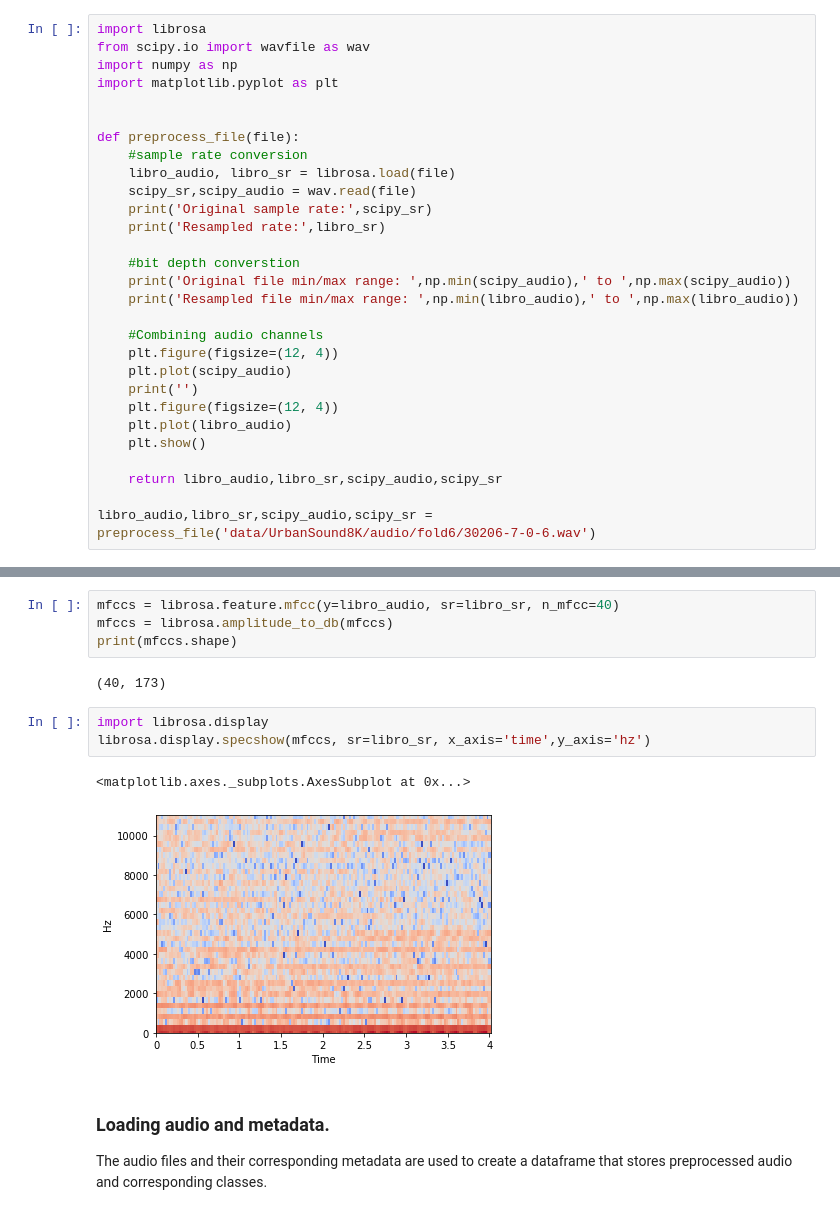
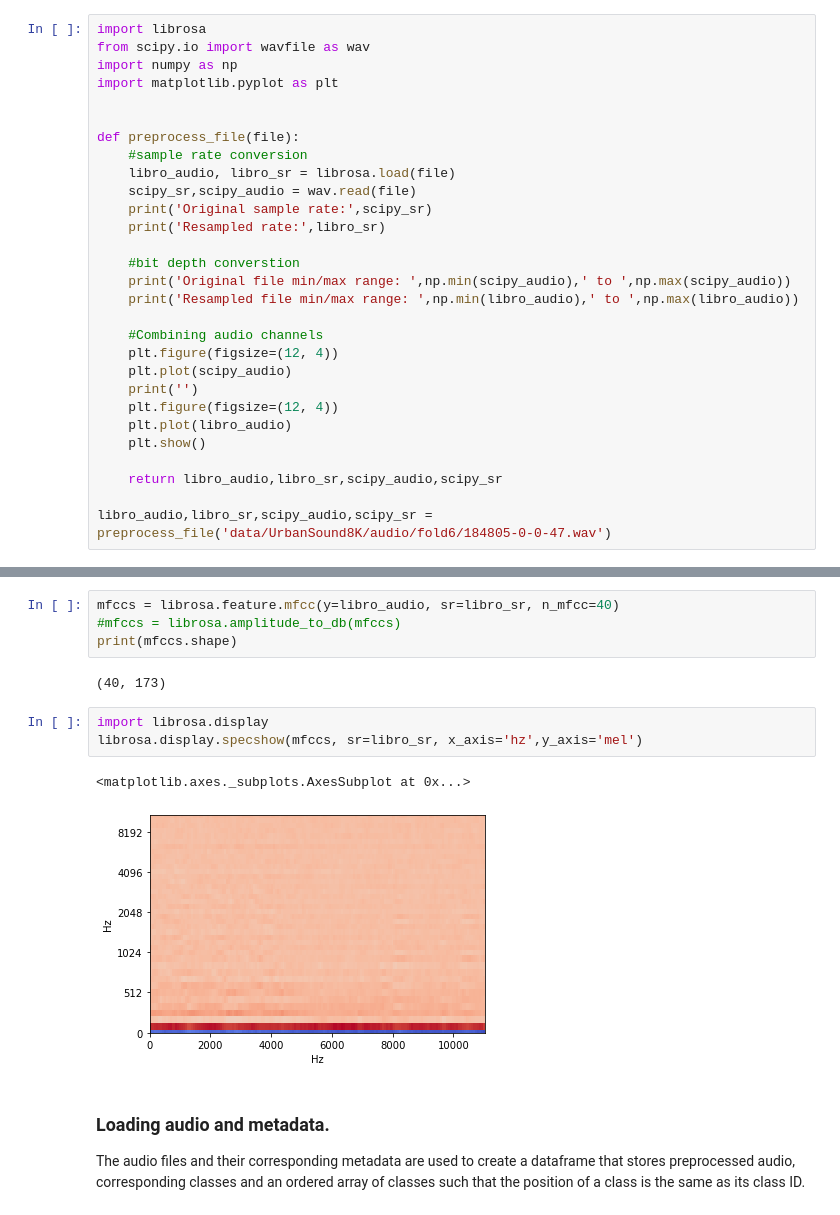
Before and after one commit to DeeparthGupta/udacity_mlnd_capstone, a Jupyter notebook: 2_Data Preprocessing.ipynb, the cells around one changed output, grey strips where cells are left out. Drawn from its saved outputs; the diff is of its cells as text.

```diff
--- a/2_Data Preprocessing.ipynb
+++ b/2_Data Preprocessing.ipynb
@@ -36,7 +36,7 @@ def preprocess_file(file):
 
     return libro_audio,libro_sr,scipy_audio,scipy_sr
 
-libro_audio,libro_sr,scipy_audio,scipy_sr = preprocess_file('data/UrbanSound8K/audio/fold6/30206-7-0-6.wav')
+libro_audio,libro_sr,scipy_audio,scipy_sr = preprocess_file('data/UrbanSound8K/audio/fold6/184805-0-0-47.wav')
 # %% [output]
 Original sample rate: 44100
 Resampled rate: 22050
@@ -55,18 +53,18 @@ This will be used in the data generation phase where we will input audio into a
 ### Extracting a MFCC
 # %%
 mfccs = librosa.feature.mfcc(y=libro_audio, sr=libro_sr, n_mfcc=40)
-mfccs = librosa.amplitude_to_db(mfccs)
+#mfccs = librosa.amplitude_to_db(mfccs)
 print(mfccs.shape)
 # %% [output]
 (40, 173)
 # %%
 import librosa.display
-librosa.display.specshow(mfccs, sr=libro_sr, x_axis='time',y_axis='hz')
+librosa.display.specshow(mfccs, sr=libro_sr, x_axis='hz',y_axis='mel')
 # %% [output]
 <matplotlib.axes._subplots.AxesSubplot at 0x...>
-[figure, old version]
+[figure, new version]
 # %% [markdown]
 ### Loading audio and metadata.
-The audio files and their corresponding metadata are used to create a dataframe that stores preprocessed audio and corresponding classes.
+The audio files and their corresponding metadata are used to create a dataframe that stores preprocessed audio, corresponding classes and an ordered array of classes such that the position of a class is the same as its class ID.
 # %%
 import librosa
```
Also changed, not shown: parts of 10 cells of this notebook, 1 other file.
